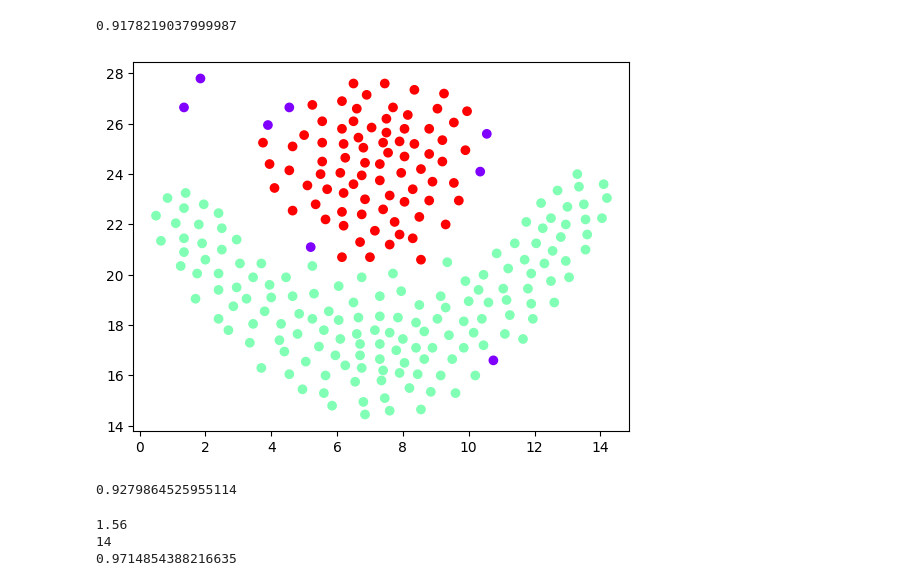
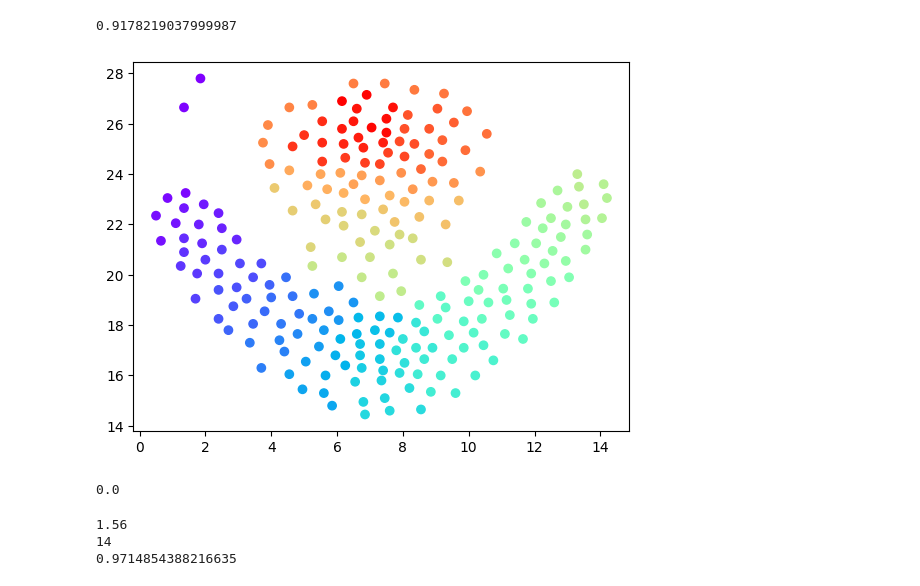
Before and after one commit to Park-HY-00/BAV, a Jupyter notebook: week8-hw.ipynb, the cells around one changed output. Cells and saved outputs as stored; diff of their text form; code cells hidden in the pictures.

```diff
--- a/week8-hw.ipynb
+++ b/week8-hw.ipynb
@@ -38,17 +38,17 @@ print(arc)
 [figure]
 0.9178219037999987
 # %%
-dbscan = DBSCAN(eps=1, min_samples=6).fit(training_points)
+dbscan = DBSCAN(eps=0.1, min_samples=1).fit(training_points)
 
 plt.scatter(training_points["col1"], training_points["col2"], c=dbscan.labels_, cmap='rainbow')
 
 plt.show()
 
 arc = adjusted_rand_score(training_labels, dbscan.labels_)
 print(arc)
 # %% [output]
-[figure, old version]
+[figure, new version]
-0.9279864525955114
+0.0
 # %%
 a = 0.1
 b = 1
```
